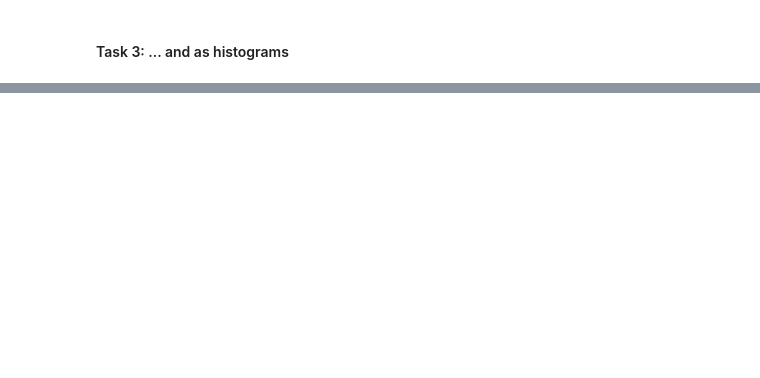
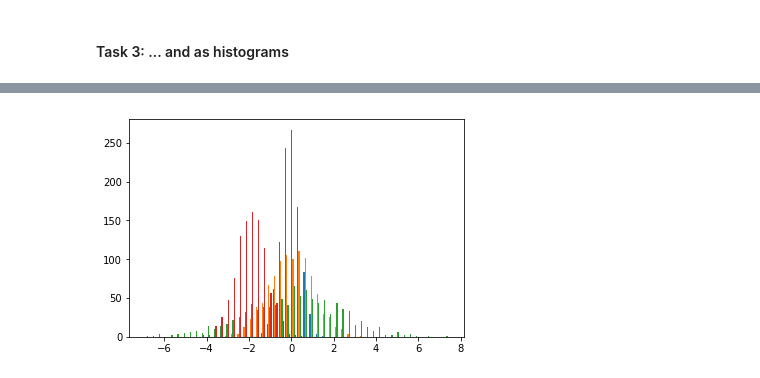
Before and after one commit to JoKuebler/Bioinformatics_ML, a Jupyter notebook: notebooks/Day1_Visualization.ipynb, the cells around one changed output, grey strips where cells are left out. Drawn from its saved outputs; the diff is of its cells as text; code cells hidden in the pictures; blank space fills up the shorter version.

```diff
--- a/notebooks/Day1_Visualization.ipynb
+++ b/notebooks/Day1_Visualization.ipynb
@@ -107,0 +98,4 @@ for mean, variance, color in params:
+# %%
+hplot = plt.hist(data, bins=50)
+# %% [output]
+[figure, added]
```
Also changed, not shown: parts of 3 cells of this notebook.
